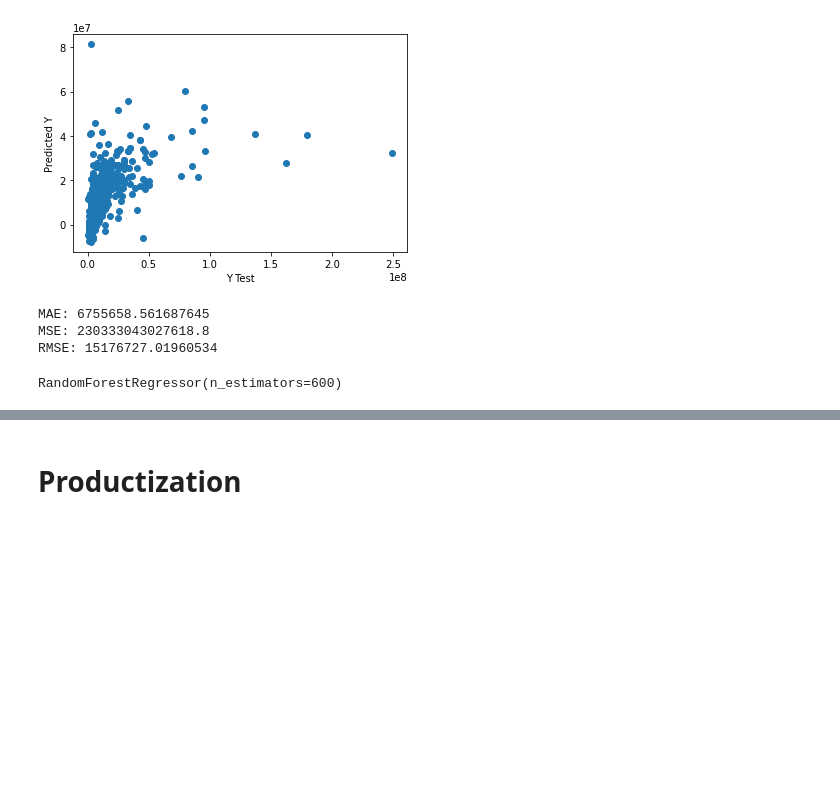
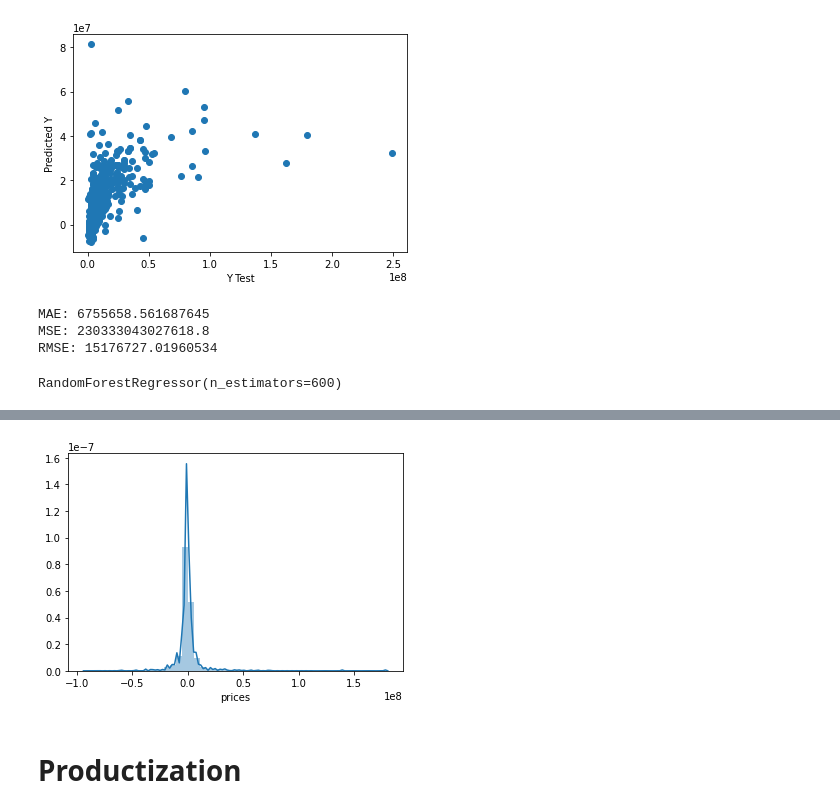
Before and after one commit to Panasak/Thailand_House_Prices_Predictor, a Jupyter notebook: model_building/model_building.ipynb, the cells around one changed output, grey strips where cells are left out. Saved outputs shown, nothing was run; the diff lists cells and outputs as text; code cells hidden in the pictures; blank space fills up the shorter version.

```diff
--- a/model_building/model_building.ipynb
+++ b/model_building/model_building.ipynb
@@ -275,5 +275,9 @@ RMSE: 12962548.820496302
 # %%
 #The rfc preformed the best
+# %%
+sns.distplot((y_test-rfc_predictions),bins=50);
+# %% [output]
+[figure, added]
 # %% [markdown]
 # Productization
 # %%
```
Also changed, not shown: parts of 3 cells of this notebook, 1 other file.
